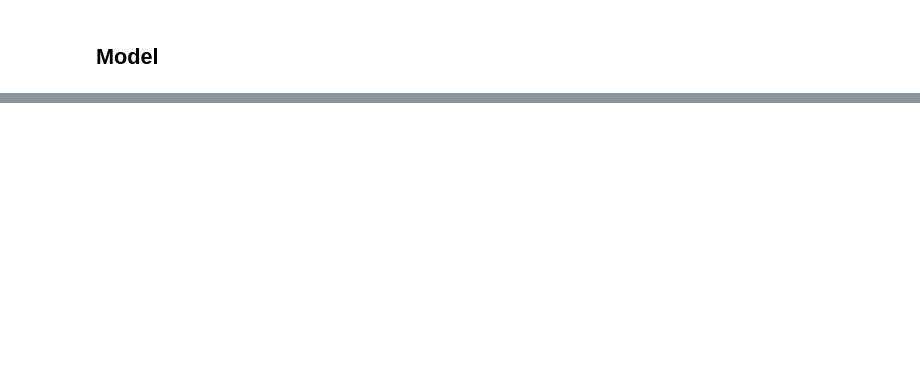
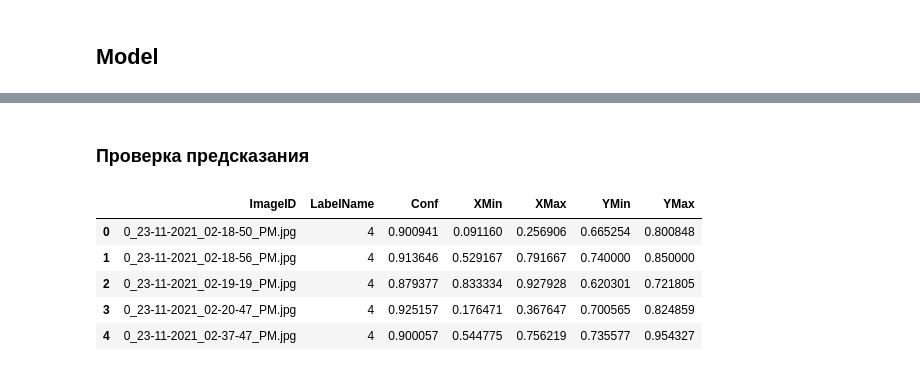
Before and after one commit to TayJen/H_Tatarsan2022, a Jupyter notebook: H_Tatarstan2022_base.ipynb, the cells around one changed output, grey strips where cells are left out. Saved outputs shown, nothing was run; the diff lists cells and outputs as text; code cells hidden in the pictures; blank space fills up the shorter version.

```diff
--- a/H_Tatarstan2022_base.ipynb
+++ b/H_Tatarstan2022_base.ipynb
@@ -165,0 +441,14 @@ Resolving deltas: 100% (8584/8584), done.
+# %% [markdown]
+### Проверка предсказания
+# %%
+path = 'solutions/first_solution_baseline.csv'
+
+df = pd.read_csv(path, sep=';')
+df.head()
+# %% [output]
+|  | ImageID | LabelName | Conf | XMin | XMax | YMin | YMax |
+| 0 | 0_23-11-2021_02-18-50_PM.jpg | 4 | 0.900941 | 0.091160 | 0.256906 | 0.665254 | 0.800848 |
+| 1 | 0_23-11-2021_02-18-56_PM.jpg | 4 | 0.913646 | 0.529167 | 0.791667 | 0.740000 | 0.850000 |
+| 2 | 0_23-11-2021_02-19-19_PM.jpg | 4 | 0.879377 | 0.833334 | 0.927928 | 0.620301 | 0.721805 |
+| 3 | 0_23-11-2021_02-20-47_PM.jpg | 4 | 0.925157 | 0.176471 | 0.367647 | 0.700565 | 0.824859 |
+| 4 | 0_23-11-2021_02-37-47_PM.jpg | 4 | 0.900057 | 0.544775 | 0.756219 | 0.735577 | 0.954327 |
```
Also changed, not shown: parts of 38 cells of this notebook.
